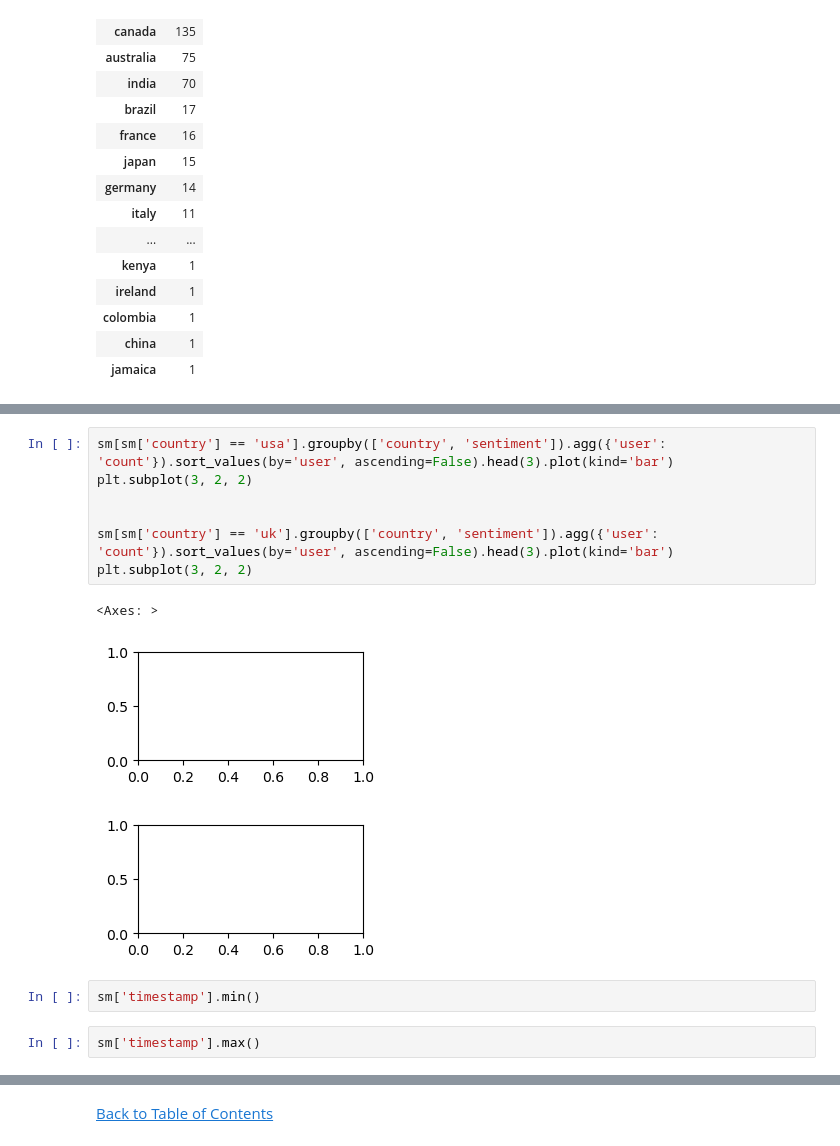
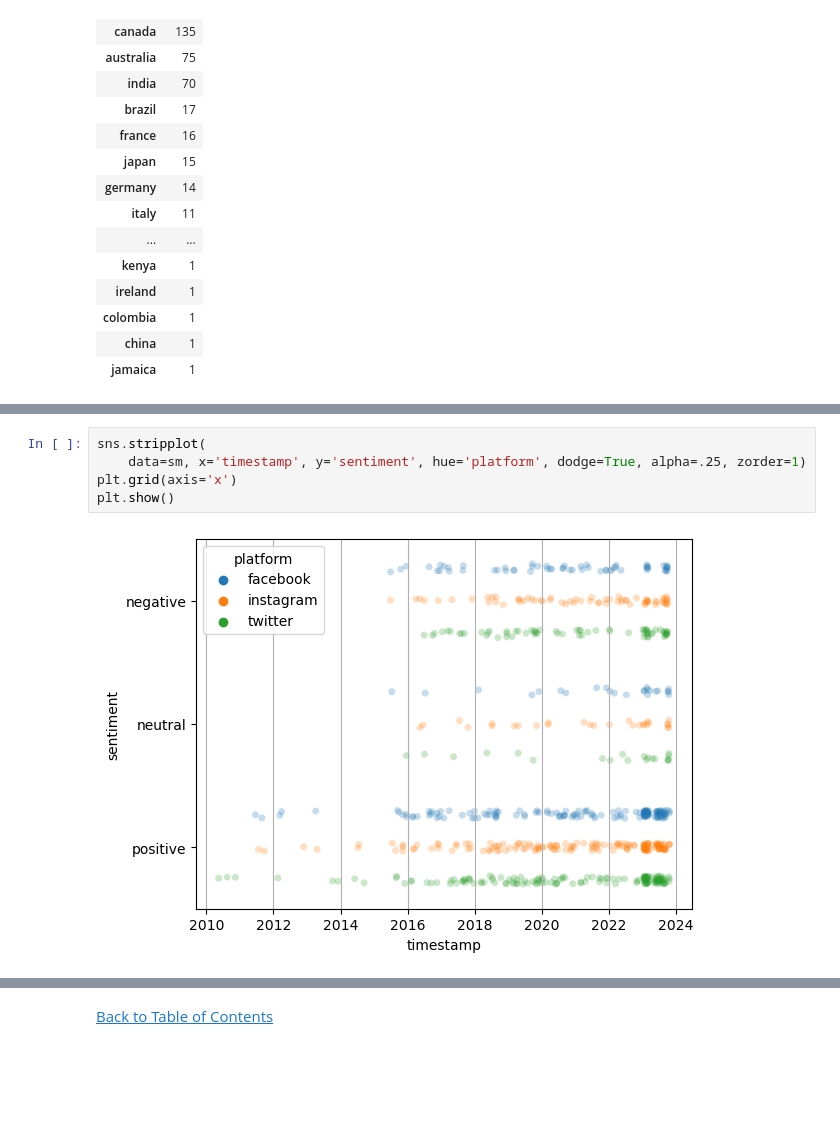
Before and after one commit to jasondo-da/Social_Media_Analysis, a Jupyter notebook: social_media_sentiments_analysis.ipynb, the cells around one changed output, grey strips where cells are left out. Cells and saved outputs as stored; diff of their text form; blank space fills up the shorter version.

```diff
--- a/social_media_sentiments_analysis.ipynb
+++ b/social_media_sentiments_analysis.ipynb
@@ -710,15 +715,7 @@ top_15_list_markets = ['usa', 'uk', 'canada', 'australia', 'india', 'brazil', 'f
-# %%
-sm[sm['country'] == 'usa'].groupby(['country', 'sentiment']).agg({'user': 'count'}).sort_values(by='user', ascending=False).head(3).plot(kind='bar')
-plt.subplot(3, 2, 2)
-
-
-sm[sm['country'] == 'uk'].groupby(['country', 'sentiment']).agg({'user': 'count'}).sort_values(by='user', ascending=False).head(3).plot(kind='bar')
-plt.subplot(3, 2, 2)
-# %% [output]
-<Axes: >
-[figure, removed]
-[figure, removed]
-# %%
-sm['timestamp'].min()
-# %%
-sm['timestamp'].max()
+# %%
+sns.stripplot(
+    data=sm, x='timestamp', y='sentiment', hue='platform', dodge=True, alpha=.25, zorder=1)
+plt.grid(axis='x')
+plt.show()
+# %% [output]
+[figure, added]
```
Also changed, not shown: parts of 10 cells of this notebook.
